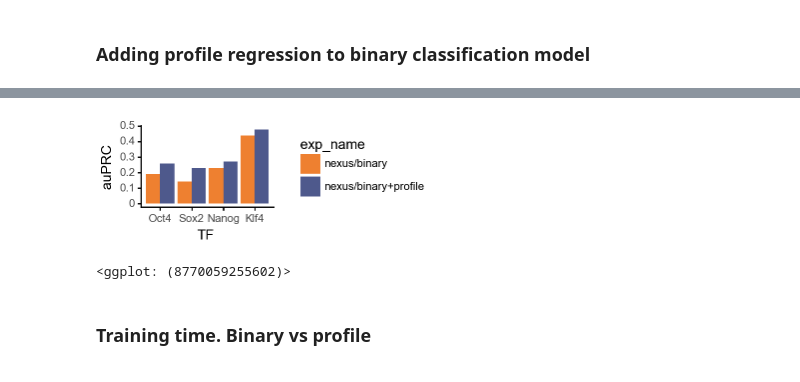
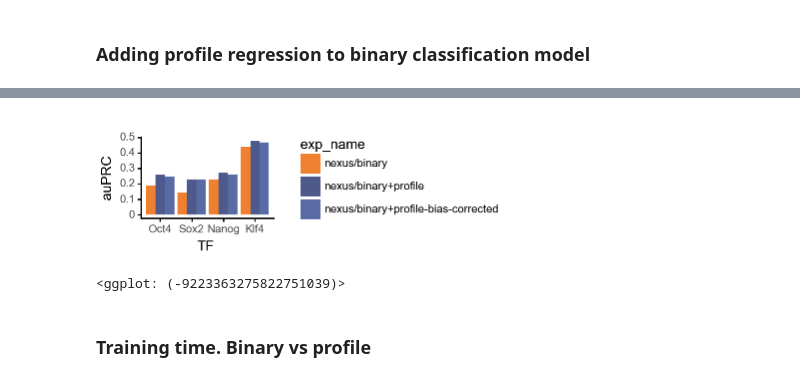
Before and after one commit to kundajelab/bpnet-manuscript, a Jupyter notebook: src/figures/12-method-comparison-binary,chipseq-top.ipynb, the cells around one changed output, grey strips where cells are left out. Drawn from its saved outputs; the diff is of its cells as text; code cells hidden in the pictures.

```diff
--- a/src/figures/12-method-comparison-binary,chipseq-top.ipynb
+++ b/src/figures/12-method-comparison-binary,chipseq-top.ipynb
@@ -46,6 +46,8 @@ motifs = OrderedDict([
 models = {
     'nexus/binary': 'nexus,gw,OSNK,1,0,0,FALSE,same,0.5,64,25,0.001,9,FALSE',
     'nexus/profile': 'nexus,peaks,OSNK,0,10,1,FALSE,same,0.5,64,25,0.004,9,FALSE,[1,50],TRUE',
+    'nexus/binary+profile': 'nexus,gw,OSNK,1,0.1,0.01,FALSE,same,0.5,64,25,0.001,9,FALSE',
+    'nexus/binary+profile-bias-corrected': 'nexus,gw,OSNK,1,0.1,0.01,FALSE,same,0.5,64,25,0.001,9,FALSE,[1,50],TRUE,None',
     'seq/profile': 'seq,peaks,OSN,0,10,1,FALSE,same,0.5,64,50,0.004,9,FALSE,[1,50],TRUE,TRUE',
     'seq/binary': 'seq,gw,OSN,1,0,0,FALSE,same,0.5,64,50,0.001,9,FALSE',
     'nexus/profile.peaks-union': 'nexus,nexus-seq-union,OSN,0,10,1,FALSE,same,0.5,64,25,0.004,9,FALSE,[1,50],TRUE,TRUE,0',
@@ -105,7 +100,7 @@ model_dir = models_dir / exp
 df_train = pd.read_csv(models_dir / "model.results.finished.csv")
 df_train = df_train[df_train.exp.isin(models.values())]
 df_train['exp_name'] = df_train.exp.map(models_inv)
-gw_exp = ['nexus/binary', 'nexus/binary+profile']
+gw_exp = ['nexus/binary', 'nexus/binary+profile', 'nexus/binary+profile-bias-corrected']
 dfp = df_train[df_train.exp_name.isin(gw_exp)][[f'valid-genome-wide/{task}/class/auPR' for task in tasks] + ['exp_name']].melt(id_vars='exp_name')
 dfp['TF'] = dfp.variable.str.split("/", expand=True)[1]
 
@@ -114,5 +109,6 @@ dfp['TF'] = pd.Categorical(dfp['TF'], tasks)
 colors = {"nexus/binary": "#EE8030",
           "nexus/profile": "#498AAD",
           "nexus/profile.gw": "#586BA4",
-          "nexus/binary+profile": "#4E598C"
+          "nexus/binary+profile": "#4E598C",
+          "nexus/binary+profile-bias-corrected": "#586BA4",
          }
@@ -119,16 +131,16 @@ colors = {"nexus/binary": "#EE8030",
 # %%
 plotnine.options.figure_size = get_figsize(.25)
 fig = (ggplot(aes(x='TF', fill='exp_name', y='value'), dfp) +
        geom_bar(stat='identity', position='dodge') +
        theme_classic(base_size=10, base_family='Arial') +  \
        scale_fill_manual([colors[x] for x in gw_exp]) + \
        ylab("auPRC")
       )
-fig.save(fdir / 'auPRC.binary-vs-profile+binary.bar.pdf')
+fig.save(fdir / 'auPRC.binary-vs-profile+binary+bias-corrected.bar.pdf')
 fig
 # %% [output]
-[figure, old version]
+[figure, new version]
-<ggplot: (8770059255602)>
+<ggplot: (-9223363275822751039)>
 # %% [markdown]
 ### Training time. Binary vs profile
 # %%
```
Also changed, not shown: parts of 10 cells of this notebook, 2 other files.
